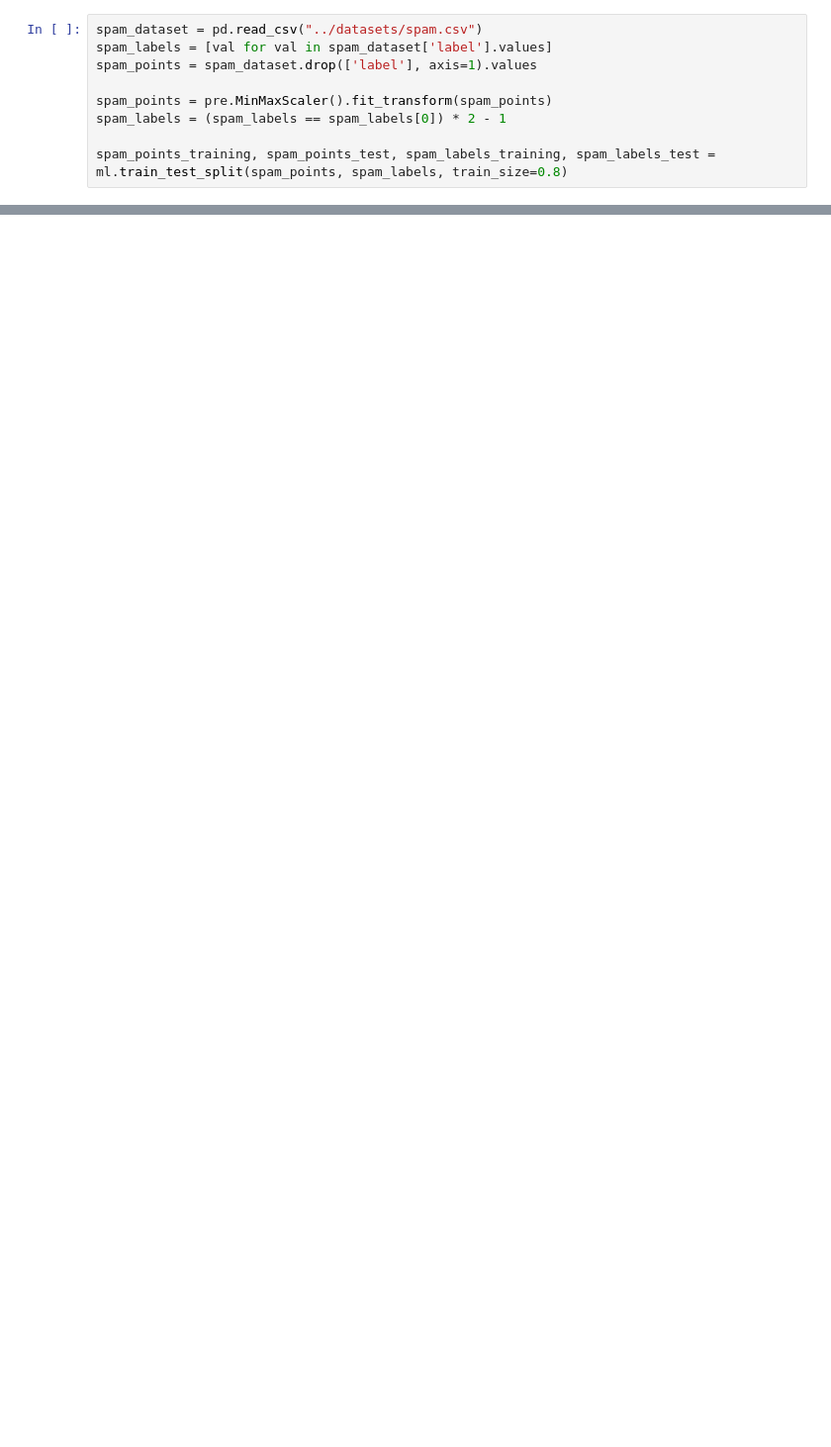
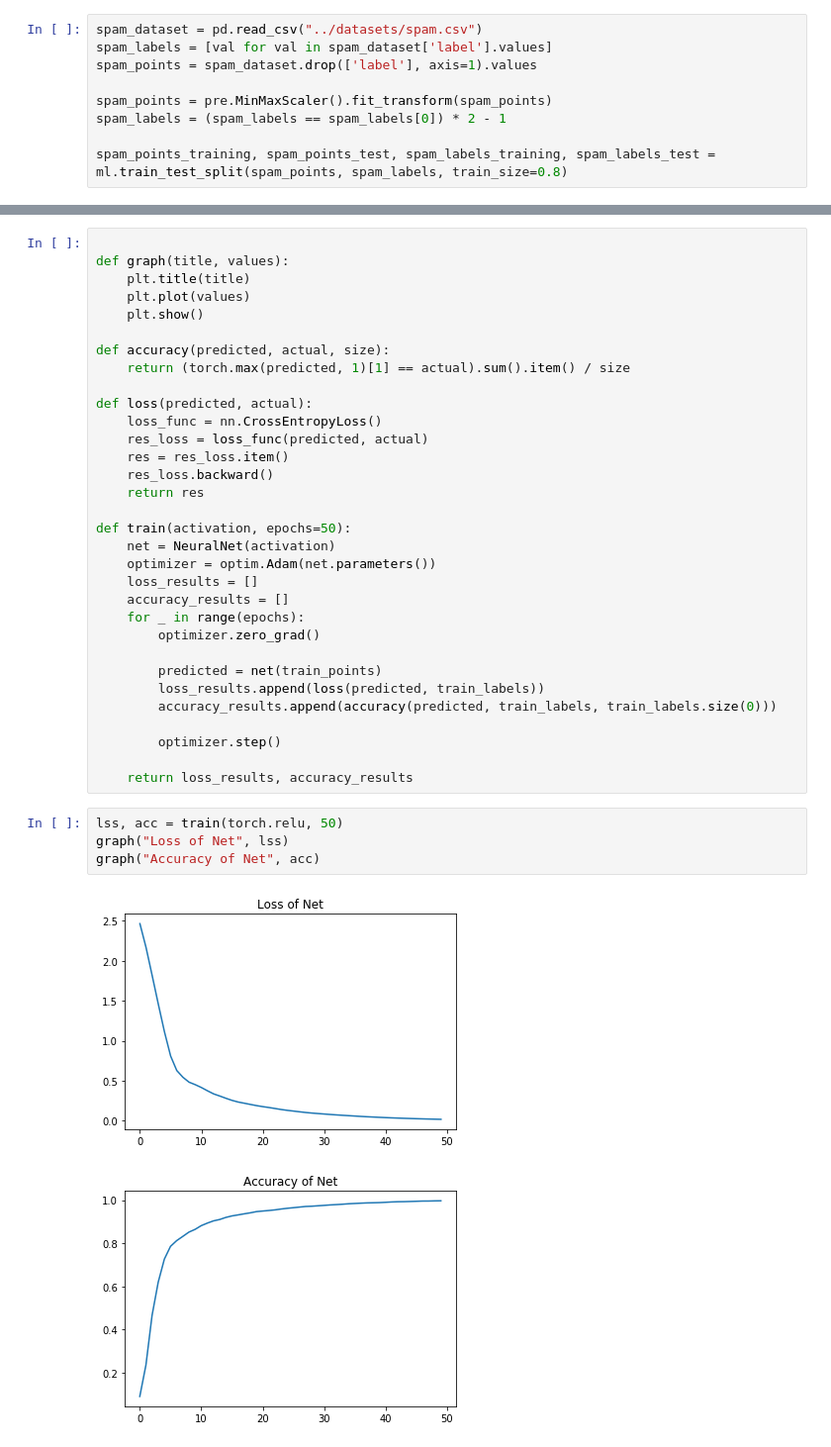
Before and after one commit to TanVD/se-ml-course, a Jupyter notebook: 6/6.ipynb, the cells around one changed output, grey strips where cells are left out. Shown at 99% size. Drawn from its saved outputs; the diff is of its cells as text; blank space fills up the shorter version.

Commit message:
Add neural network

```diff
--- a/6/6.ipynb
+++ b/6/6.ipynb
@@ -62,0 +114,39 @@ graph(logistic_regression(spam_points_training, spam_points_test, spam_labels_tr
+# %%
+
+def graph(title, values):
+    plt.title(title)
+    plt.plot(values)
+    plt.show()
+
+def accuracy(predicted, actual, size):
+    return (torch.max(predicted, 1)[1] == actual).sum().item() / size
+
+def loss(predicted, actual):
+    loss_func = nn.CrossEntropyLoss()
+    res_loss = loss_func(predicted, actual)
+    res = res_loss.item()
+    res_loss.backward()
+    return res
+
+def train(activation, epochs=50):
+    net = NeuralNet(activation)
+    optimizer = optim.Adam(net.parameters())
+    loss_results = []
+    accuracy_results = []
+    for _ in range(epochs):
+        optimizer.zero_grad()
+
+        predicted = net(train_points)
+        loss_results.append(loss(predicted, train_labels))
+        accuracy_results.append(accuracy(predicted, train_labels, train_labels.size(0)))
+
+        optimizer.step()
+
+    return loss_results, accuracy_results
+# %%
+lss, acc = train(torch.relu, 50)
+graph("Loss of Net", lss)
+graph("Accuracy of Net", acc)
+# %% [output]
+[figure, added]
+[figure, added]
```
Also changed, not shown: parts of 9 cells of this notebook.
